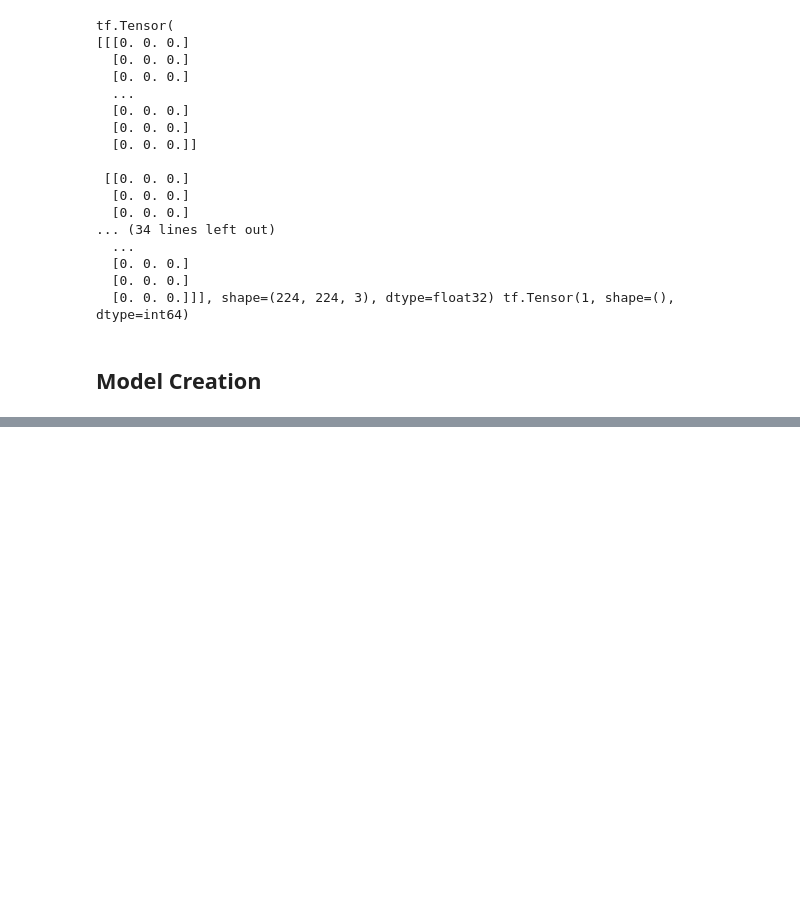
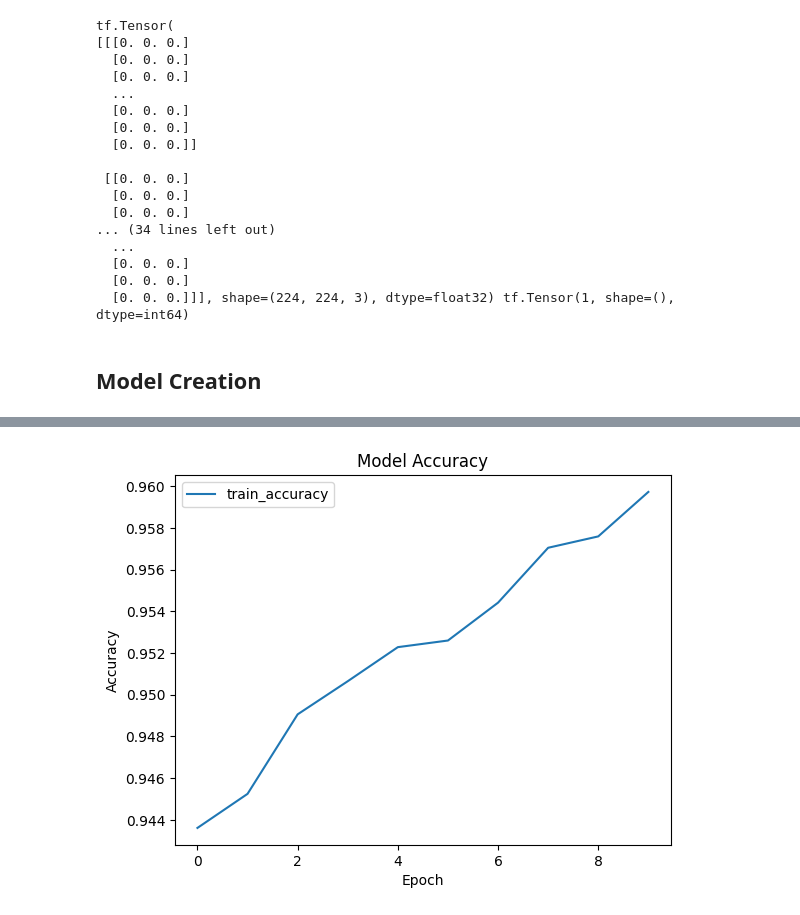
Before and after one commit to danrfletcher/malaria-diagnosis-convnet, a Jupyter notebook: model.ipynb, the cells around one changed output, grey strips where cells are left out. Cells and saved outputs as stored; diff of their text form; code cells hidden in the pictures; blank space fills up the shorter version.

Commit message:
Trains model without validation data, plotting accuracy & loss.

```diff
--- a/model.ipynb
+++ b/model.ipynb
@@ -107,9 +107,9 @@ model = tf.keras.Sequential([
     Dense(1, activation = 'sigmoid'),
 ])
 # %%
-model.compile(optimizer = Adam(learning_rate = 0.1),
+model.compile(optimizer = Adam(learning_rate = 0.01),
               loss = BinaryCrossentropy(),
-              metrics = RootMeanSquaredError())
+              metrics = 'accuracy')
 # %%
 history = model.fit(train_dataset, epochs = 10, verbose = 1)
 # %% [output]
@@ -126,0 +136,9 @@ print(device_lib.list_local_devices())
+# %%
+plt.plot(history.history['accuracy'])
+plt.title('Model Accuracy')
+plt.ylabel('Accuracy')
+plt.xlabel('Epoch')
+plt.legend(['train_accuracy'])
+plt.show()
+# %% [output]
+[figure, added]
```
Also changed, not shown: parts of 3 cells of this notebook.
